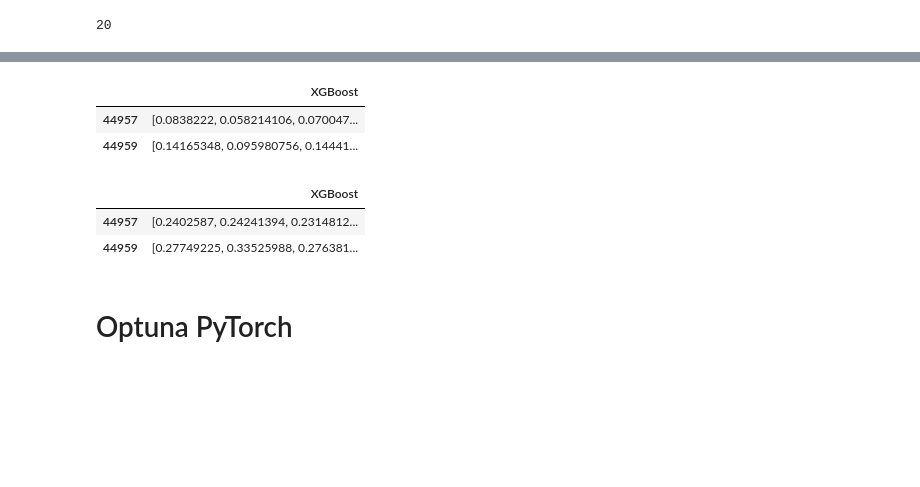
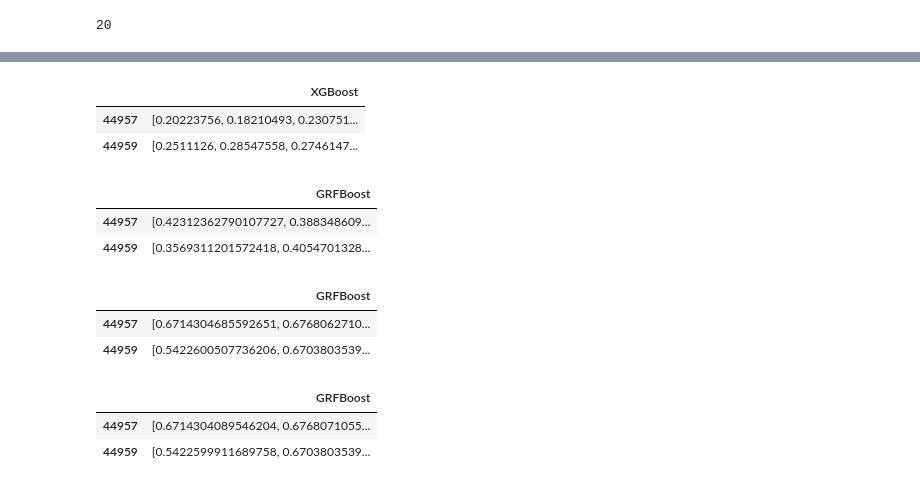
Before and after one commit to nikitazozoulenko/Zephyrox, a Jupyter notebook: pytorch_based/SWIM/OPTUNAopenMLReg.ipynb, the cells around one changed output, grey strips where cells are left out. Saved outputs shown, nothing was run; the diff lists cells and outputs as text; code cells hidden in the pictures; blank space fills up the shorter version.

Commit message:
openml regression optuna code basically done

```diff
--- a/pytorch_based/SWIM/OPTUNAopenMLReg.ipynb
+++ b/pytorch_based/SWIM/OPTUNAopenMLReg.ipynb
@@ -336 +159,29 @@ run_all_openMLreg_xgboost(dataset_ids_no_categorical[0:2], "XGBoost_OpenML_reg.p
+# %%
+df_reg = pd.read_pickle("XGBoost_OpenML_reg.pkl")
+df_reg["RMSE_test"]#.mean().sort_values()
+# %% [output]
+|  | XGBoost |
+| 44957 | [0.20223756, 0.18210493, 0.230751... |
+| 44959 | [0.2511126, 0.28547558, 0.2746147... |
+# %%
+df_reg = pd.read_pickle("GRFBoost_OpenML_reg.pkl")
+df_reg["RMSE_test"]#.mean().sort_values()
+# %% [output]
+|  | GRFBoost |
+| 44957 | [0.42312362790107727, 0.388348609... |
+| 44959 | [0.3569311201572418, 0.4054701328... |
+# %%
+df_reg = pd.read_pickle("Ridge_OpenML_reg.pkl")
+df_reg["RMSE_test"]#.mean().sort_values()
+# %% [output]
+|  | GRFBoost |
+| 44957 | [0.6714304685592651, 0.6768062710... |
+| 44959 | [0.5422600507736206, 0.6703803539... |
+# %%
+df_reg = pd.read_pickle("RidgeCV_OpenML_reg.pkl")
+df_reg["RMSE_test"]#.mean().sort_values()
+# %% [output]
+|  | GRFBoost |
+| 44957 | [0.6714304089546204, 0.6768071055... |
+| 44959 | [0.5422599911689758, 0.6703803539... |
 # %%
@@ -338,15 +192,0 @@ run_all_openMLreg_xgboost(dataset_ids_no_categorical[0:2], "XGBoost_OpenML_reg.p
-# %%
-df_reg = pd.read_pickle("XGBoost_OpenML_reg.pkl")
-df_reg["RMSE_train"]#.mean().sort_values()
-# %% [output]
-|  | XGBoost |
-| 44957 | [0.0838222, 0.058214106, 0.070047... |
-| 44959 | [0.14165348, 0.095980756, 0.14441... |
-# %%
-df_reg["RMSE_test"]#.mean().sort_values()
-# %% [output]
-|  | XGBoost |
-| 44957 | [0.2402587, 0.24241394, 0.2314812... |
-| 44959 | [0.27749225, 0.33525988, 0.276381... |
-# %% [markdown]
-# Optuna PyTorch
```
Also changed, not shown: parts of 13 cells of this notebook, 6 other files.
